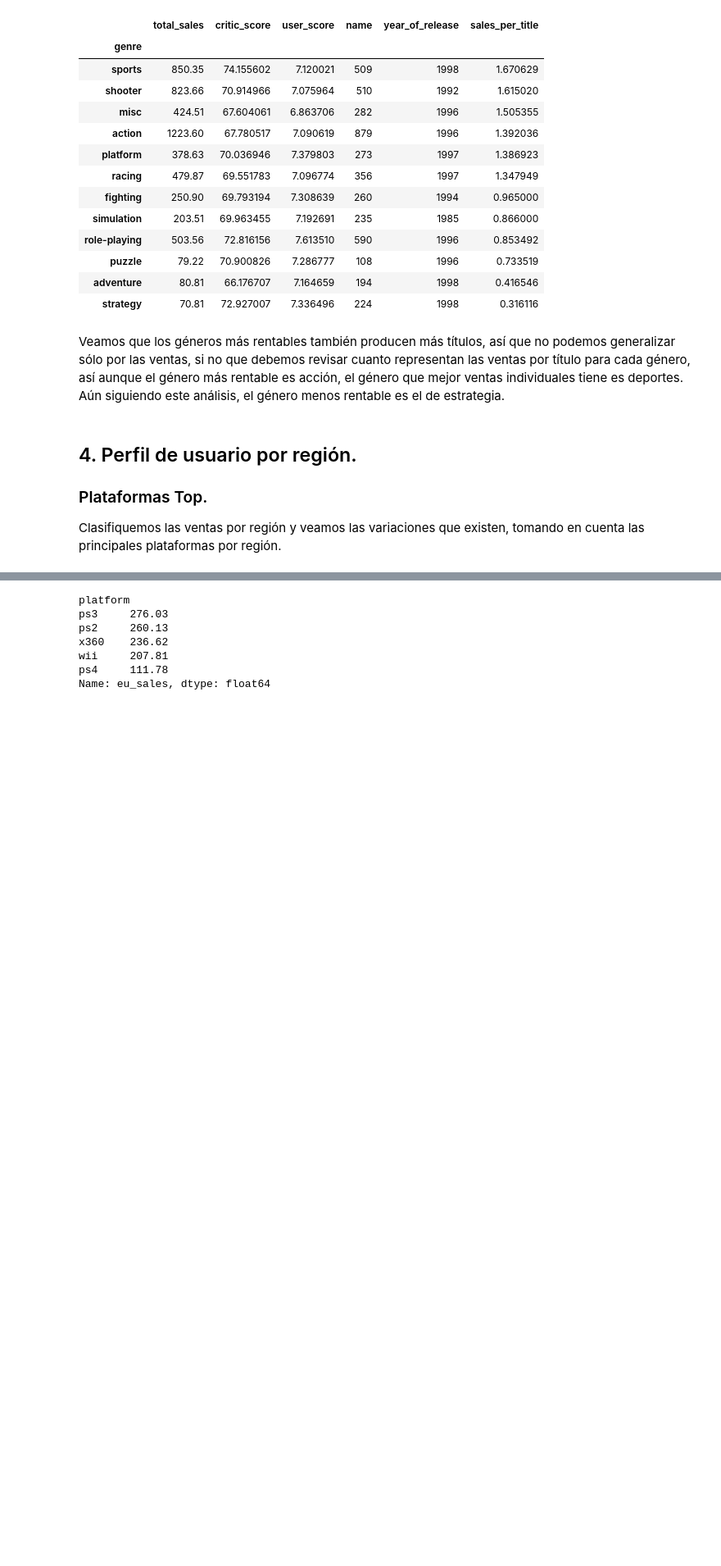
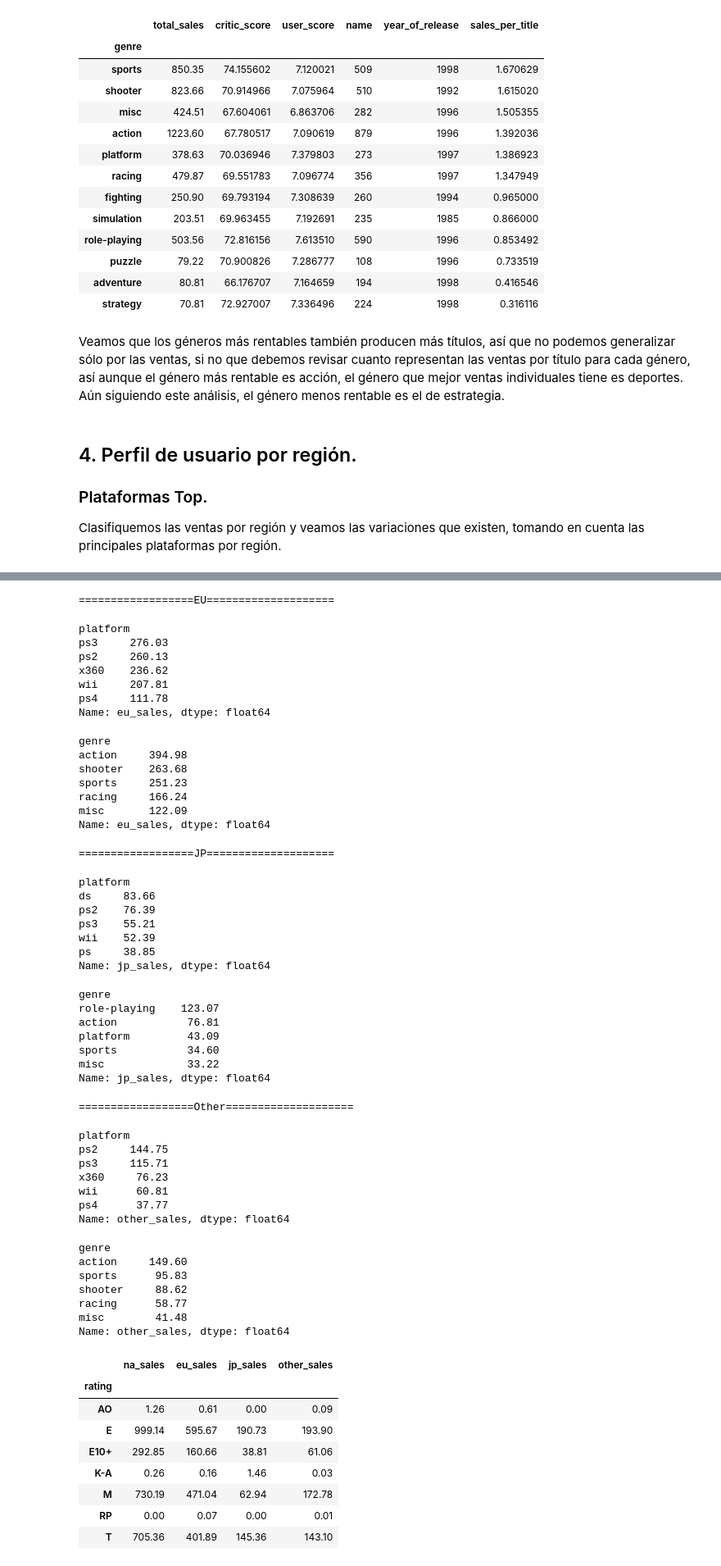
Before and after one commit to ma280113/TripleTen, a Jupyter notebook: strint_6_proyect/notebook.ipynb, the cells around one changed output, grey strips where cells are left out. Shown at 82% size. Cells and saved outputs as stored; diff of their text form; code cells hidden in the pictures; blank space fills up the shorter version.

```diff
--- a/strint_6_proyect/notebook.ipynb
+++ b/strint_6_proyect/notebook.ipynb
@@ -833,6 +834,7 @@ Veamos que los géneros más rentables también producen más títulos, así que
 
 Clasifiquemos las ventas por región y veamos las variaciones que existen, tomando en cuenta las principales plataformas por región.
 # %%
+
 #---------------------Platform------------------------
 platform_na = df.groupby('platform')['na_sales'].sum().sort_values(ascending=False).head(5)
 platform_eu = df.groupby('platform')['eu_sales'].sum().sort_values(ascending=False).head(5)
@@ -847,8 +849,18 @@ genre_other = df.groupby('genre')['other_sales'].sum().sort_values(ascending=Fal
 
 print('==================NA====================')
 display(platform_na)
+display(genre_na)
 print('==================EU====================')
 display(platform_eu)
+display(genre_eu)
+print('==================JP====================')
+display(platform_jp)
+display(genre_jp)
+print('==================Other====================')
+display(platform_other)
+display(genre_other)
+df_category = df.groupby('rating').agg({'na_sales' : 'sum', 'eu_sales' : 'sum', 'jp_sales' : 'sum', 'other_sales' : 'sum'})
+display(df_category)
 # %% [output]
 ==================NA====================
 platform
@@ -862,7 +880,54 @@ Name: na_sales, dtype: float64
-platform
-ps3     276.03
-ps2     260.13
-x360    236.62
-wii     207.81
-ps4     111.78
-Name: eu_sales, dtype: float64
+==================EU====================
+platform
+ps3     276.03
+ps2     260.13
+x360    236.62
+wii     207.81
+ps4     111.78
+Name: eu_sales, dtype: float64
+genre
+action     394.98
+shooter    263.68
+sports     251.23
+racing     166.24
+misc       122.09
+Name: eu_sales, dtype: float64
+==================JP====================
+platform
+ds     83.66
+ps2    76.39
+ps3    55.21
+wii    52.39
+ps     38.85
+Name: jp_sales, dtype: float64
+genre
+role-playing    123.07
+action           76.81
+platform         43.09
+sports           34.60
+misc             33.22
+Name: jp_sales, dtype: float64
+==================Other====================
+platform
+ps2     144.75
+ps3     115.71
+x360     76.23
+wii      60.81
+ps4      37.77
+Name: other_sales, dtype: float64
+genre
+action     149.60
+sports      95.83
+shooter     88.62
+racing      58.77
+misc        41.48
+Name: other_sales, dtype: float64
+|  | na_sales | eu_sales | jp_sales | other_sales |
+| rating |  |  |  |  |
+| AO | 1.26 | 0.61 | 0.00 | 0.09 |
+| E | 999.14 | 595.67 | 190.73 | 193.90 |
+| E10+ | 292.85 | 160.66 | 38.81 | 61.06 |
+| K-A | 0.26 | 0.16 | 1.46 | 0.03 |
+| M | 730.19 | 471.04 | 62.94 | 172.78 |
+| RP | 0.00 | 0.07 | 0.00 | 0.01 |
+| T | 705.36 | 401.89 | 145.36 | 143.10 |
```
Also changed, not shown: parts of 14 cells of this notebook.
